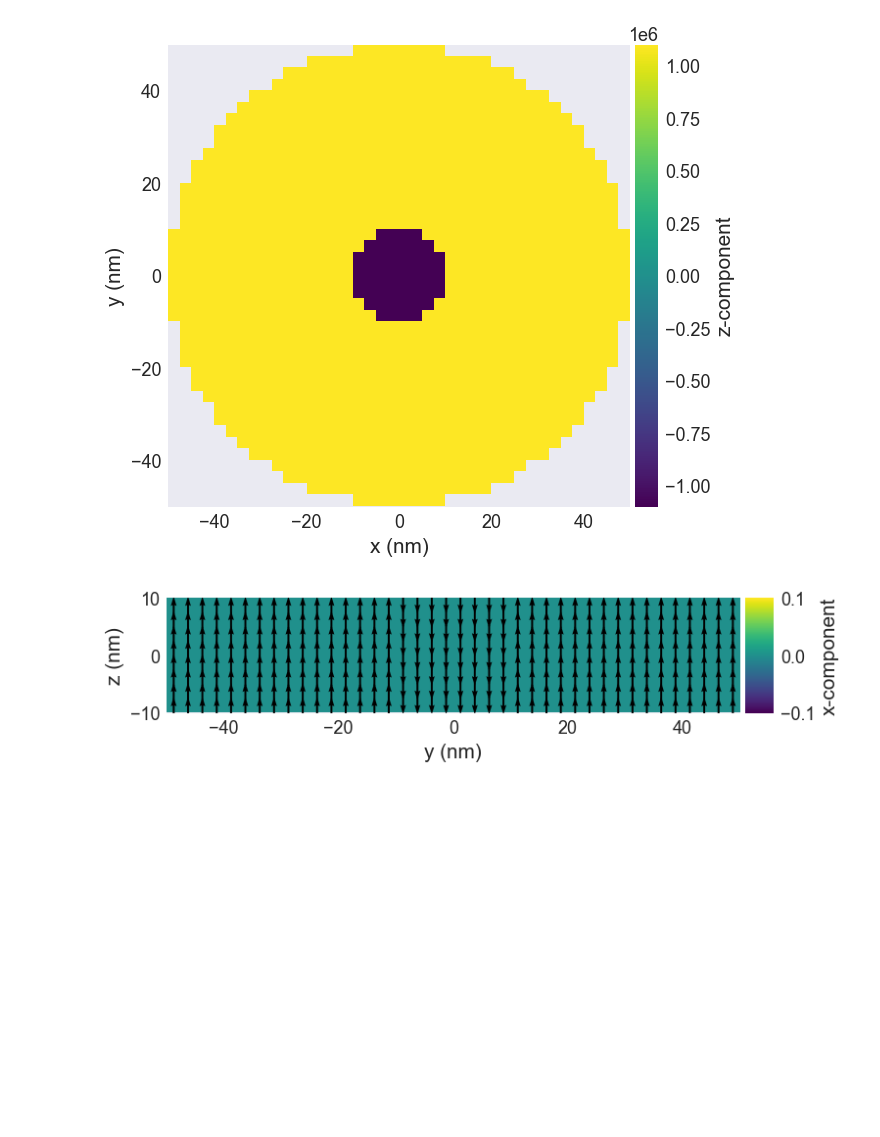
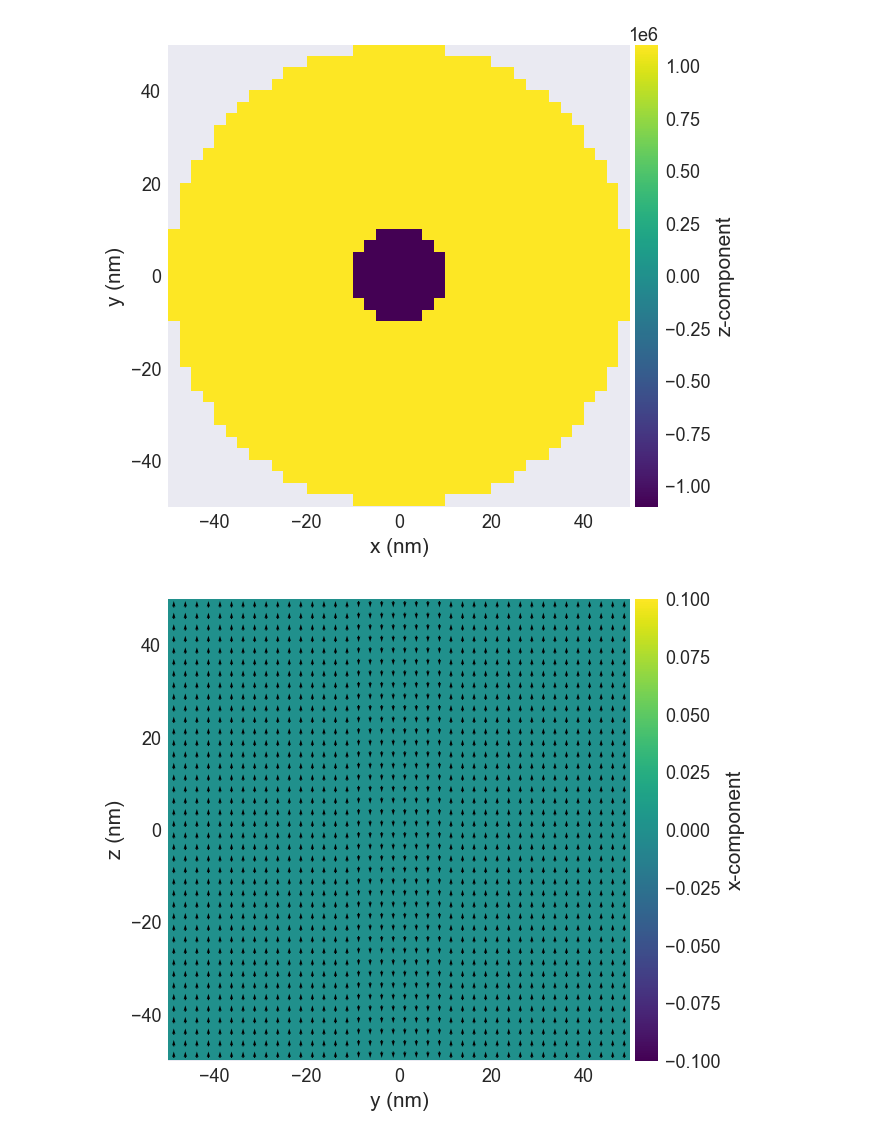
Before and after one commit to firestarx35/monte-carlo-micromagnetics, a Jupyter notebook: AntiSkyrminon_Juan_et_al.ipynb, the cells around one changed output. Saved outputs shown, nothing was run; the diff lists cells and outputs as text; code cells hidden in the pictures; blank space fills up the shorter version.

Commit message:
Created specific systems for bloch point.

```diff
--- a/AntiSkyrminon_Juan_et_al.ipynb
+++ b/AntiSkyrminon_Juan_et_al.ipynb
@@ -18,4 +7,16 @@ system.energy = (mm.Exchange(A=1.6e-11)
 # %%
+region = df.Region(p1=(-50e-9, -50e-9, -50e-9), p2=(50e-9, 50e-9, 50e-9))
+mesh = df.Mesh(region=region, cell=(2.5e-9, 2.5e-9, 2.5e-9))
+
+system = mm.System(name='skyrmion')
+
+system.energy = (mm.Exchange(A=1.6e-11)
+               + mm.DMI(D=4e-3, crystalclass='D2d_z')
+               + mm.UniaxialAnisotropy(K=0.51e6, u=(0, 0, 1))
+            #    + mm.Demag()
+               + mm.Zeeman(H=(0, 0, 2e5)))
+# system.energy = mm.DMI(D=4e-3, crystalclass='Cnv_z')
+
 Ms = 1.1e6
 
 def Ms_fun(pos):
@@ -24,32 +25,31 @@ def Ms_fun(pos):
 
     Cylinder radius is 50nm.
 
     """
     x, y, z = pos
     if (x**2 + y**2)**0.5 < 50e-9:
         return Ms
     else:
         return 0
 
 def m_init(pos):
     """Function to set initial magnetisation direction:
     -z inside cylinder (r=10nm),
     +z outside cylinder.
     y-component to break symmetry.
 
     """
     x, y, z = pos
     if (x**2 + y**2)**0.5 < 10e-9:
         return (0, 0, -1)
     else:
         return (0, 0, 1)
 
 
-
 # create system with above geometry and initial magnetisation
 system.m = df.Field(mesh, dim=3, value=m_init, norm=Ms_fun)
 system.m.plane('z').mpl()
 system.m.plane('x').mpl()
 # %% [output]
 [figure]
-[figure, old version]
+[figure, new version]
```
Also changed, not shown: parts of 9 cells of this notebook, 7 other files.
